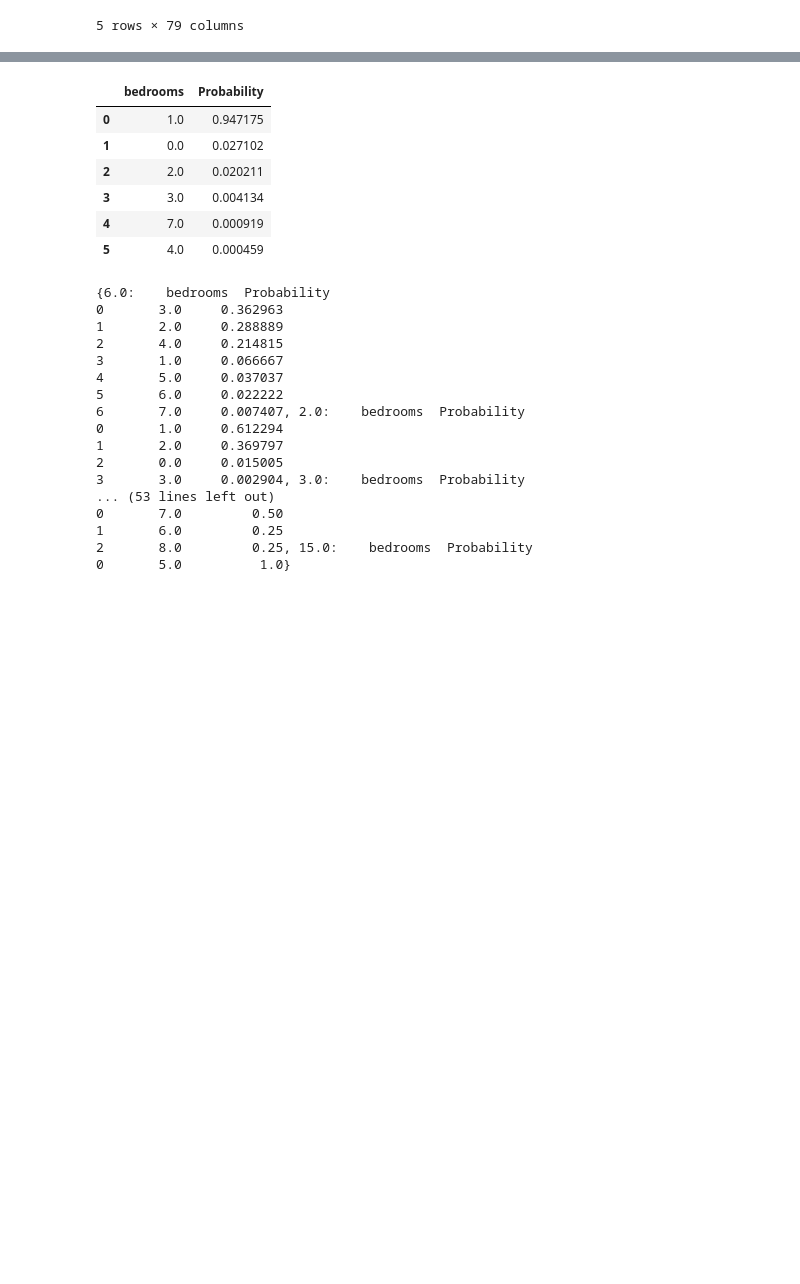
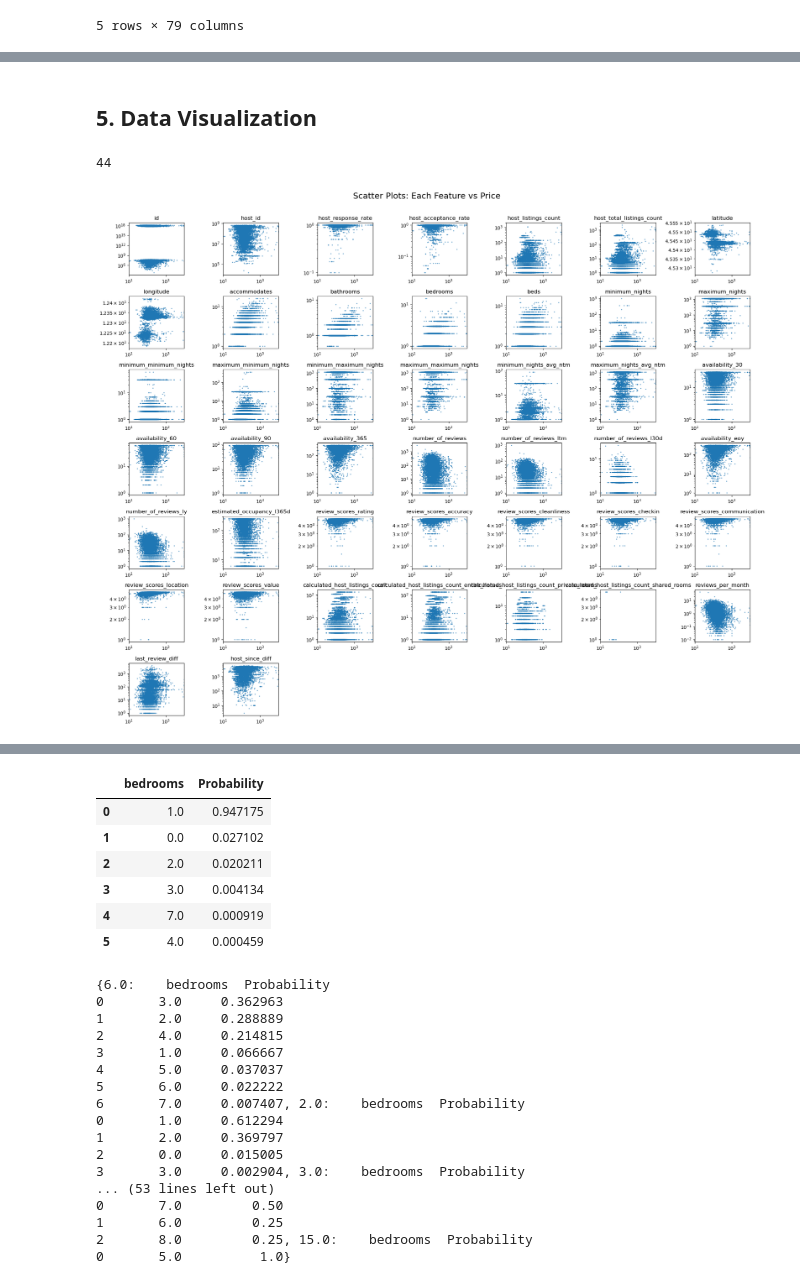
Before and after one commit to Aranidin/Project_ML_SS2025, a Jupyter notebook: Preprocessing/listings_prep.ipynb, the cells around one changed output, grey strips where cells are left out. Cells and saved outputs as stored; diff of their text form; code cells hidden in the pictures; blank space fills up the shorter version.

```diff
--- a/Preprocessing/listings_prep.ipynb
+++ b/Preprocessing/listings_prep.ipynb
@@ -97,4 +38,0 @@ Name: price, dtype: object
-# %%
-# convert values to nicer format
-listings['price'] = listings['price'].astype(str).str.replace(',','').str[1:].astype(float)
-listings['price'].head()
@@ -228,0 +41,8 @@ avg_beds_per_bedroom
+# %%
+def clean_price(df):
+    df = df.dropna(subset=['price'])            # delete all rows with missing price
+    df['price'] = df['price'].str.replace(',','').str[1:].astype(float)     # convert values to nicer format
+    return df
+
+listings = clean_price(listings)
+# listings['price'].head(3)
@@ -228,0 +62,8 @@ avg_beds_per_bedroom
+# %%
+delet_columns = [
+    'calendar_updated', 'calendar_last_scraped', 'first_review', 'host_about',
+    'host_neighbourhood', 'host_picture_url', 'host_thumbnail_url',
+    'license', 'neighborhood_overview', 'neighbourhood', 'source', 'host_verifications', 'amenities',
+    'estimated_revenue_l365d', 'host_url', 'scrape_id', 'host_name']
+
+listings = listings.drop(delet_columns, axis=1)
@@ -228,0 +115,39 @@ avg_beds_per_bedroom
+# %% [markdown]
+## 5. Data Visualization
+# %%
+import matplotlib.pyplot as plt
+
+# Scatter plots: target variable vs features
+def scatter_plots(df, numerical_columns, target_clm):
+    y = df[target_clm]
+    max = y.max()
+    min = y.min()
+
+    plt.figure(figsize=(20, 17))
+    plt.suptitle('Scatter Plots: Each Feature vs Price', fontsize=18)
+
+    for i, feature in enumerate(numerical_columns):
+        plt.subplot(7, 7, i + 1)
+        plt.scatter(y.ravel(), df[feature], s=2, alpha=0.5)
+        plt.title(feature, fontsize=12)
+        plt.xlim(min, max)
+        plt.xscale('log')
+        plt.yscale('log')
+        plt.xticks(fontsize=10)
+        plt.yticks(fontsize=10)
+
+    plt.tight_layout(rect=[0, 0.03, 1, 0.97])
+    plt.show()
+
+
+target_clm = 'price'
+numerical_columns = listings.select_dtypes(include=['number']).columns.tolist()
+numerical_columns.remove(target_clm)
+print(len(numerical_columns))
+
+
+
+scatter_plots(listings, numerical_columns, target_clm)
+# %% [output]
+44
+[figure, added]
```
Also changed, not shown: parts of 47 cells of this notebook.
